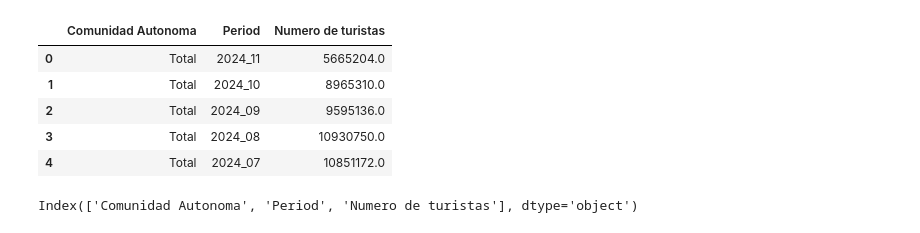
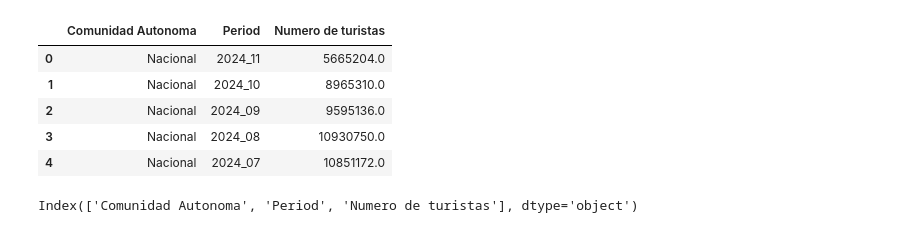
Before and after one commit to haruhiysd/QM-Group-Project, a Jupyter notebook: Merging_datasets.ipynb, the cells around one changed output. Drawn from its saved outputs; the diff is of its cells as text; code cells hidden in the pictures.

```diff
--- a/Merging_datasets.ipynb
+++ b/Merging_datasets.ipynb
@@ -19,11 +20,11 @@ df.to_csv('number_of_tourists_per_autonomous_community.csv', index=False)
 # %%
-df_tourists = pd.read_csv('number_of_tourists_per_autonomous_community.csv')
+df_tourists = pd.read_csv('monthly_tourists_all_autonomous_communities.csv')
 df_tourists.head()
 # %% [output]
 |  | Comunidad Autonoma | Period | Numero de turistas |
-| 0 | Total | 2024_11 | 5665204.0 |
-| 1 | Total | 2024_10 | 8965310.0 |
-| 2 | Total | 2024_09 | 9595136.0 |
-| 3 | Total | 2024_08 | 10930750.0 |
-| 4 | Total | 2024_07 | 10851172.0 |
+| 0 | Nacional | 2024_11 | 5665204.0 |
+| 1 | Nacional | 2024_10 | 8965310.0 |
+| 2 | Nacional | 2024_09 | 9595136.0 |
+| 3 | Nacional | 2024_08 | 10930750.0 |
+| 4 | Nacional | 2024_07 | 10851172.0 |
 # %%
```
Also changed, not shown: parts of 15 cells of this notebook.
